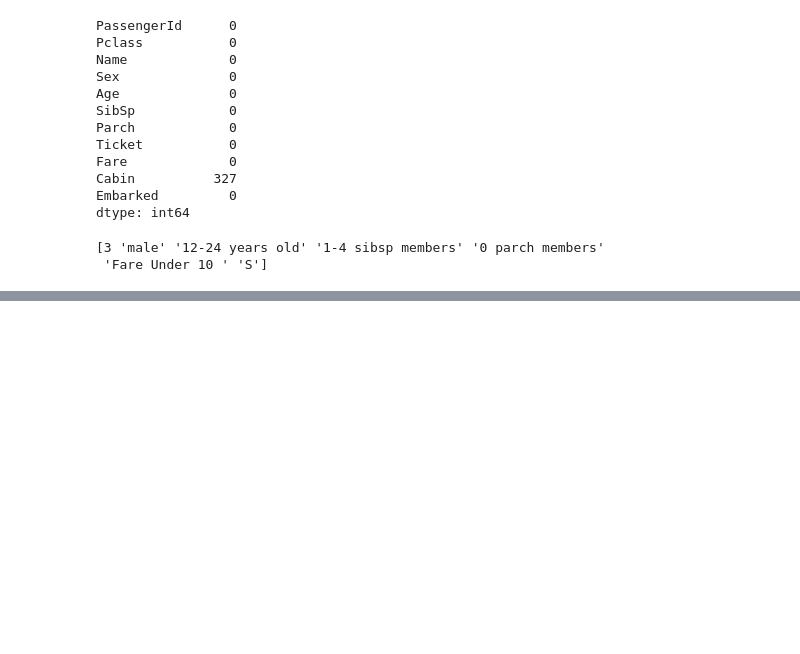
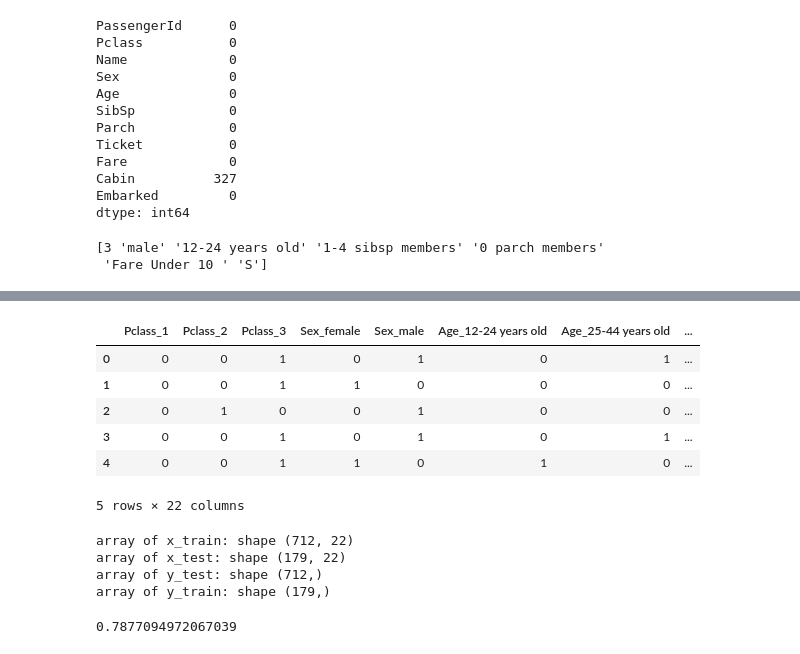
Before and after one commit to flute321/TitanticDataset, a Jupyter notebook: rahima_implementation.ipynb, the cells around one changed output, grey strips where cells are left out. Cells and saved outputs as stored; diff of their text form; code cells hidden in the pictures; blank space fills up the shorter version.

```diff
--- a/rahima_implementation.ipynb
+++ b/rahima_implementation.ipynb
@@ -340,0 +339,13 @@ print(features_transformed[0])
+# %%
+#encode the test features
+test_features = pd.DataFrame(test_features, columns=['Pclass', 'Sex', 'Age', 'SibSp', 'Parch', 'Fare', 'Embarked'])
+test_features = pd.get_dummies(test_features)
+test_features.head()
+# %% [output]
+|  | Pclass_1 | Pclass_2 | Pclass_3 | Sex_female | Sex_male | Age_12-24 years old | Age_25-44 years old | ... |
+| 0 | 0 | 0 | 1 | 0 | 1 | 0 | 1 | ... |
+| 1 | 0 | 0 | 1 | 1 | 0 | 0 | 0 | ... |
+| 2 | 0 | 1 | 0 | 0 | 1 | 0 | 0 | ... |
+| 3 | 0 | 0 | 1 | 0 | 1 | 0 | 1 | ... |
+| 4 | 0 | 0 | 1 | 1 | 0 | 1 | 0 | ... |
+5 rows × 22 columns
@@ -340,0 +426,29 @@ print(features_transformed[0])
+# %%
+from sklearn.model_selection import train_test_split
+
+X_train, X_test, y_train, y_test = train_test_split(train_features.to_numpy(), train_labels, test_size=0.2, random_state=42)
+print('array of x_train: shape ' + str(np.shape(X_train)))
+print('array of x_test: shape ' + str(np.shape(X_test)))
+print('array of y_test: shape ' + str(np.shape(y_train)))
+print('array of y_train: shape ' + str(np.shape(y_test)))
+
+
+#to fix: ValueError: Unknown label type: unknown. Maybe you are trying to fit a classifier, which expects discrete classes on a regression target with continuous values.
+#the labels werent numbers before???
+y_train = y_train.astype(int)
+y_test = y_test.astype(int)
+# %% [output]
+array of x_train: shape (712, 22)
+array of x_test: shape (179, 22)
+array of y_test: shape (712,)
+array of y_train: shape (179,)
+# %%
+from sklearn.linear_model import LogisticRegression
+from sklearn.metrics import accuracy_score
+model = LogisticRegression()
+model.fit(X_train, y_train)
+y_predict = model.predict(X_test)
+accuracy = accuracy_score(y_test, y_predict)
+print(accuracy)
+# %% [output]
+0.7877094972067039
```
Also changed, not shown: parts of 5 cells of this notebook, 1 other file.
